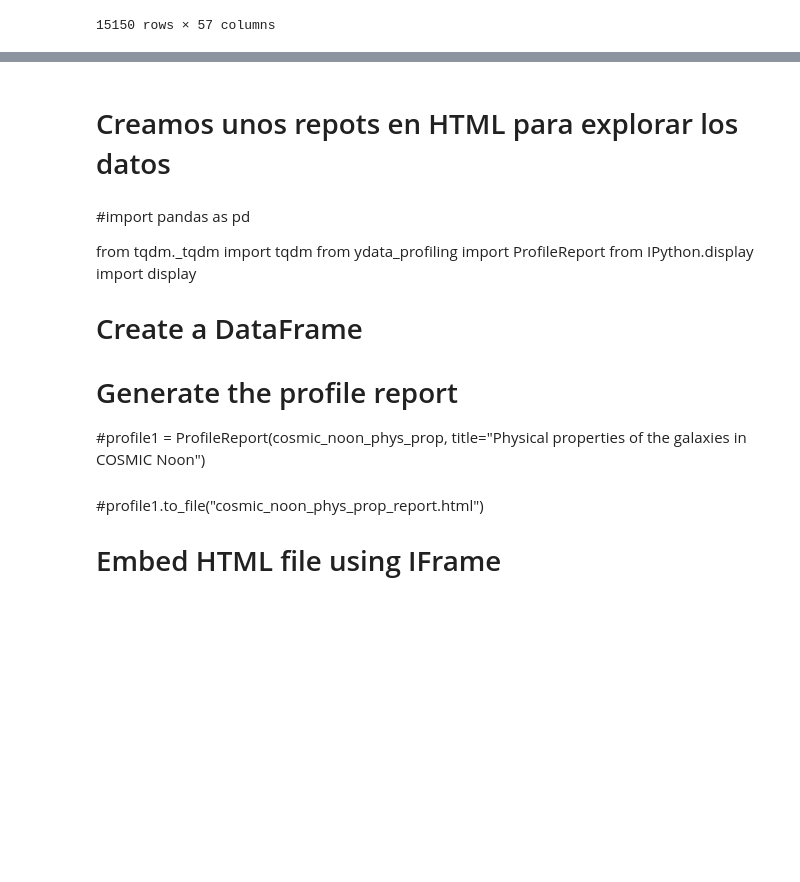
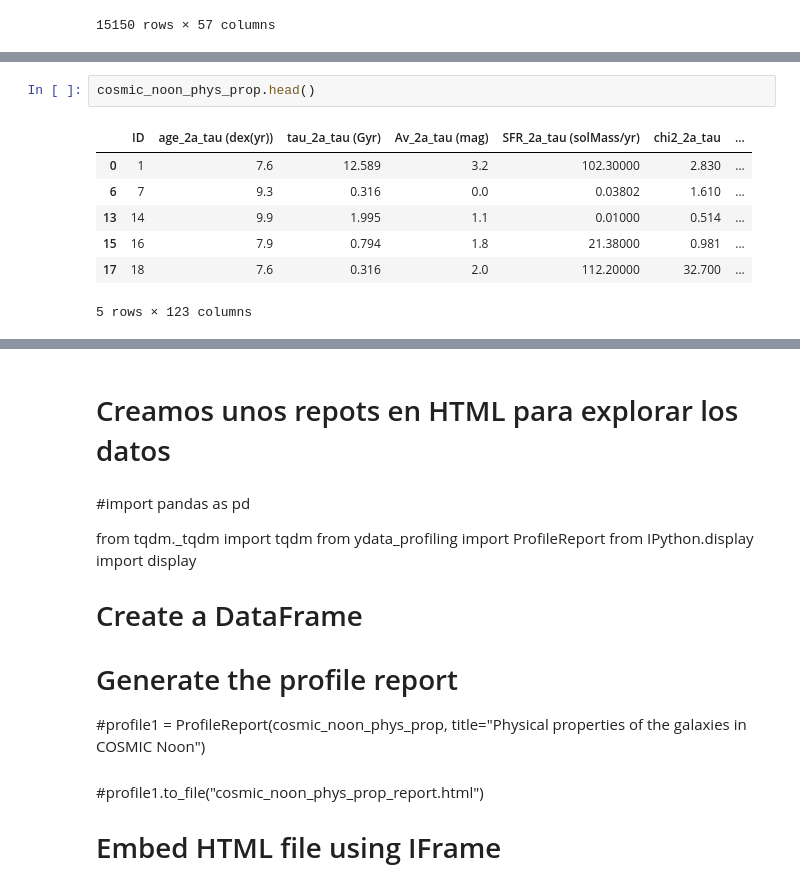
Before and after one commit to PhyAMR/TrabajoFinDeGrado, a Jupyter notebook: ExpTFG.ipynb, the cells around one changed output, grey strips where cells are left out. Cells and saved outputs as stored; diff of their text form; blank space fills up the shorter version.

```diff
--- a/ExpTFG.ipynb
+++ b/ExpTFG.ipynb
@@ -501,0 +394,10 @@ ValueError: 'vertices' must be 2D with shape (N, 2), but your input has shape (0
+# %%
+cosmic_noon_phys_prop.head()
+# %% [output]
+|  | ID | age_2a_tau (dex(yr)) | tau_2a_tau (Gyr) | Av_2a_tau (mag) | SFR_2a_tau (solMass/yr) | chi2_2a_tau | ... |
+| 0 | 1 | 7.6 | 12.589 | 3.2 | 102.30000 | 2.830 | ... |
+| 6 | 7 | 9.3 | 0.316 | 0.0 | 0.03802 | 1.610 | ... |
+| 13 | 14 | 9.9 | 1.995 | 1.1 | 0.01000 | 0.514 | ... |
+| 15 | 16 | 7.9 | 0.794 | 1.8 | 21.38000 | 0.981 | ... |
+| 17 | 18 | 7.6 | 0.316 | 2.0 | 112.20000 | 32.700 | ... |
+5 rows × 123 columns
```
Also changed, not shown: parts of 21 cells of this notebook, 5 other files.
